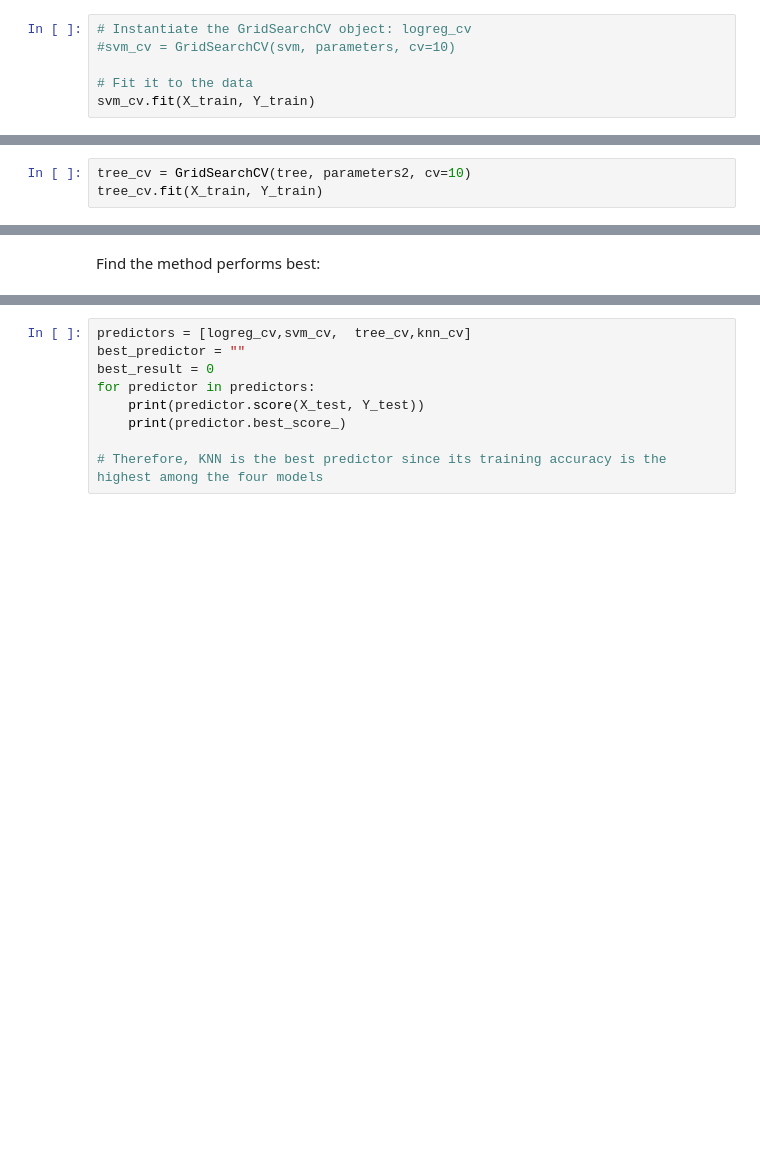
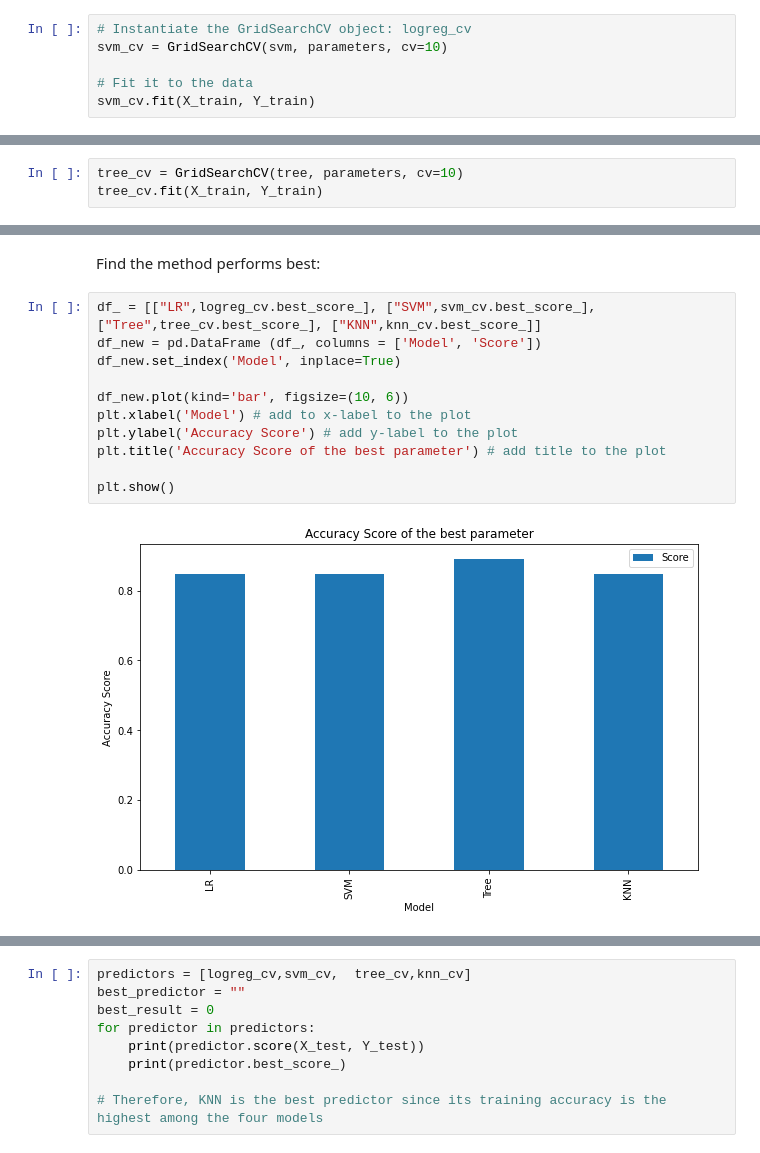
Before and after one commit to jienzhang/DS_final_presentation, a Jupyter notebook: ML Prediction.ipynb, the cells around one changed output, grey strips where cells are left out. Drawn from its saved outputs; the diff is of its cells as text; blank space fills up the shorter version.

```diff
--- a/ML Prediction.ipynb
+++ b/ML Prediction.ipynb
@@ -217,7 +219,7 @@ parameters = {'kernel':('linear', 'rbf','poly','rbf', 'sigmoid'),
 svm = SVC()
 # %%
 # Instantiate the GridSearchCV object: logreg_cv
-#svm_cv = GridSearchCV(svm, parameters, cv=10)
+svm_cv = GridSearchCV(svm, parameters, cv=10)
 
 # Fit it to the data
 svm_cv.fit(X_train, Y_train)
@@ -270,7 +272,7 @@ parameters2 = {'criterion': ['gini'],
 
 tree = DecisionTreeClassifier()
 # %%
-tree_cv = GridSearchCV(tree, parameters2, cv=10)
+tree_cv = GridSearchCV(tree, parameters, cv=10)
 tree_cv.fit(X_train, Y_train)
 # %% [output]
 GridSearchCV(cv=10, estimator=DecisionTreeClassifier(),
@@ -341,3 +346,16 @@ plot_confusion_matrix(Y_test,yhat)
 ## TASK  12
 # %% [markdown]
 Find the method performs best:
+# %%
+df_ = [["LR",logreg_cv.best_score_], ["SVM",svm_cv.best_score_], ["Tree",tree_cv.best_score_], ["KNN",knn_cv.best_score_]]
+df_new = pd.DataFrame (df_, columns = ['Model', 'Score'])
+df_new.set_index('Model', inplace=True)
+
+df_new.plot(kind='bar', figsize=(10, 6))
+plt.xlabel('Model') # add to x-label to the plot
+plt.ylabel('Accuracy Score') # add y-label to the plot
+plt.title('Accuracy Score of the best parameter') # add title to the plot
+
+plt.show()
+# %% [output]
+[figure, added]
```
Also changed, not shown: parts of 6 cells of this notebook.
